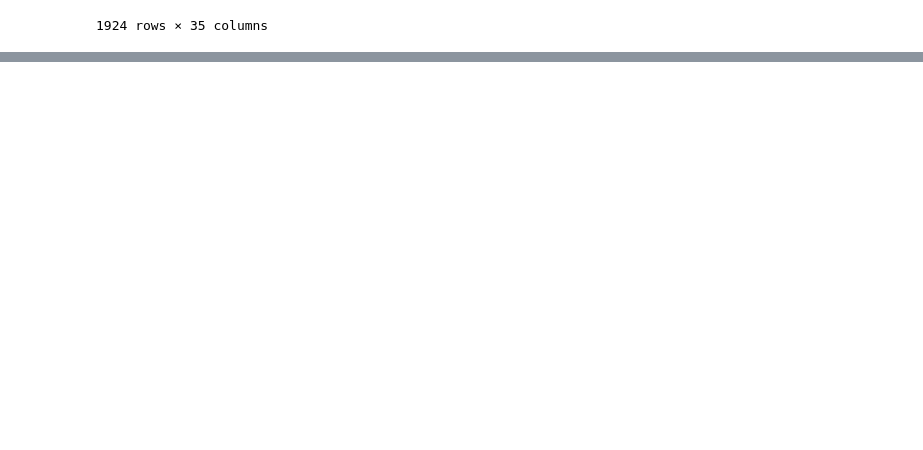
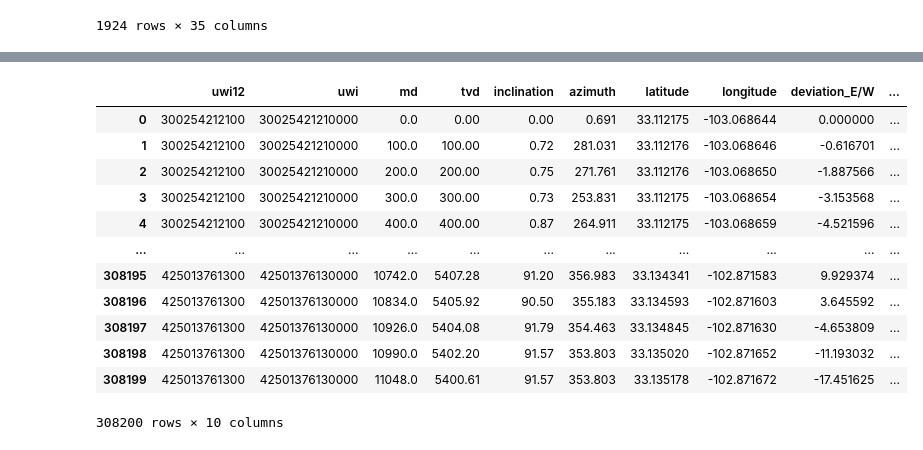
Before and after one commit to apoorvasaxena03/well-spacing-analyzer, a Jupyter notebook: notebooks/RingEnergy/well_spacing_RingEnergy_v2.ipynb, the cells around one changed output, grey strips where cells are left out. Cells and saved outputs as stored; diff of their text form; code cells hidden in the pictures; blank space fills up the shorter version.

```diff
--- a/notebooks/RingEnergy/well_spacing_RingEnergy_v2.ipynb
+++ b/notebooks/RingEnergy/well_spacing_RingEnergy_v2.ipynb
@@ -508,0 +523,16 @@ df_header_raw
+# %%
+df_directional_db_merge_uwi
+# %% [output]
+|  | uwi12 | uwi | md | tvd | inclination | azimuth | latitude | longitude | deviation_E/W | ... |
+| 0 | 300254212100 | 30025421210000 | 0.0 | 0.00 | 0.00 | 0.691 | 33.112175 | -103.068644 | 0.000000 | ... |
+| 1 | 300254212100 | 30025421210000 | 100.0 | 100.00 | 0.72 | 281.031 | 33.112176 | -103.068646 | -0.616701 | ... |
+| 2 | 300254212100 | 30025421210000 | 200.0 | 200.00 | 0.75 | 271.761 | 33.112176 | -103.068650 | -1.887566 | ... |
+| 3 | 300254212100 | 30025421210000 | 300.0 | 300.00 | 0.73 | 253.831 | 33.112175 | -103.068654 | -3.153568 | ... |
+| 4 | 300254212100 | 30025421210000 | 400.0 | 400.00 | 0.87 | 264.911 | 33.112175 | -103.068659 | -4.521596 | ... |
+| ... | ... | ... | ... | ... | ... | ... | ... | ... | ... | ... |
+| 308195 | 425013761300 | 42501376130000 | 10742.0 | 5407.28 | 91.20 | 356.983 | 33.134341 | -102.871583 | 9.929374 | ... |
+| 308196 | 425013761300 | 42501376130000 | 10834.0 | 5405.92 | 90.50 | 355.183 | 33.134593 | -102.871603 | 3.645592 | ... |
+| 308197 | 425013761300 | 42501376130000 | 10926.0 | 5404.08 | 91.79 | 354.463 | 33.134845 | -102.871630 | -4.653809 | ... |
+| 308198 | 425013761300 | 42501376130000 | 10990.0 | 5402.20 | 91.57 | 353.803 | 33.135020 | -102.871652 | -11.193032 | ... |
+| 308199 | 425013761300 | 42501376130000 | 11048.0 | 5400.61 | 91.57 | 353.803 | 33.135178 | -102.871672 | -17.451625 | ... |
+308200 rows × 10 columns
```
Also changed, not shown: parts of 5 cells of this notebook.
